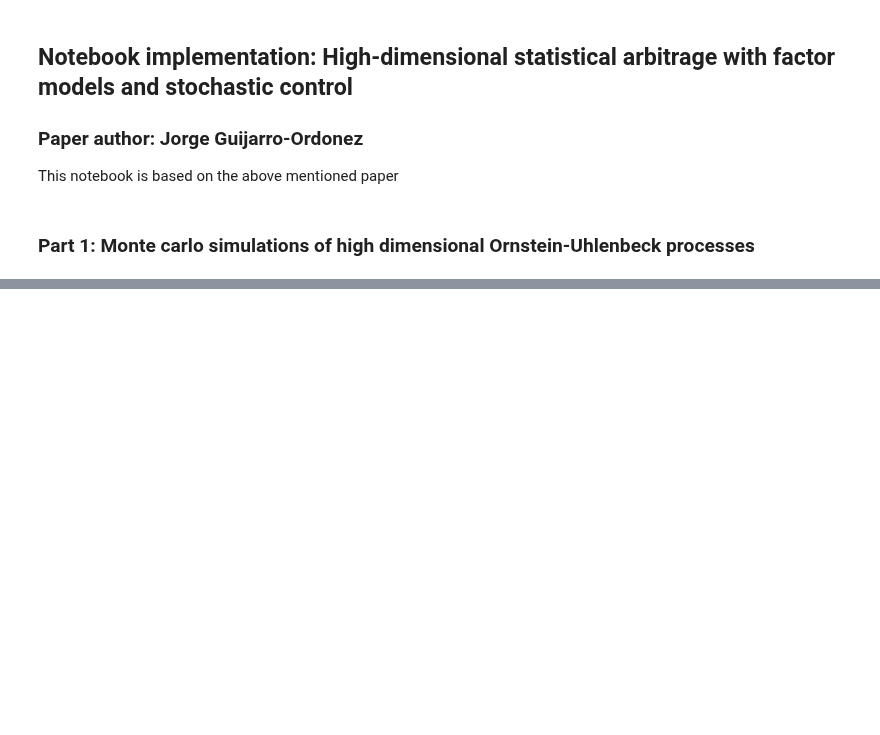
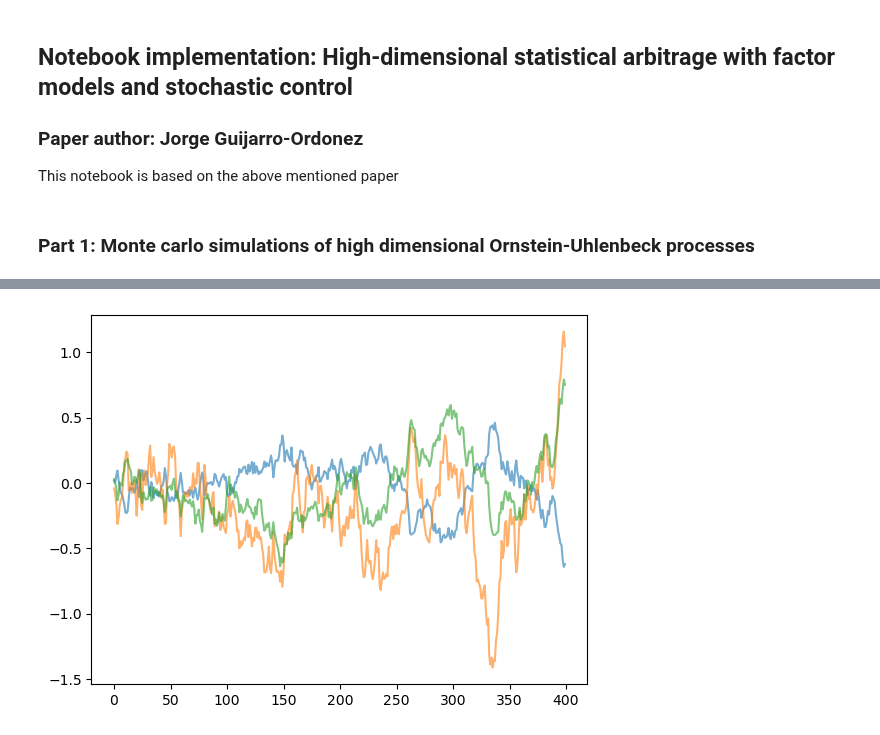
Before and after one commit to quintengeerts2000/MasterThesis-DRL_applications_to_stat_arb, a Jupyter notebook: monte_carlo_simulators/OU_stoch_control.ipynb, the cells around one changed output, grey strips where cells are left out. Drawn from its saved outputs; the diff is of its cells as text; code cells hidden in the pictures; blank space fills up the shorter version.

```diff
--- a/monte_carlo_simulators/OU_stoch_control.ipynb
+++ b/monte_carlo_simulators/OU_stoch_control.ipynb
@@ -56,0 +88,5 @@ array([[ 0.11609186, -0.13300969,  0.09089942],
+# %%
+plt.plot(np.transpose(X),alpha=0.6)
+plt.show()
+# %% [output]
+[figure, added]
```
Also changed, not shown: parts of 8 cells of this notebook.
